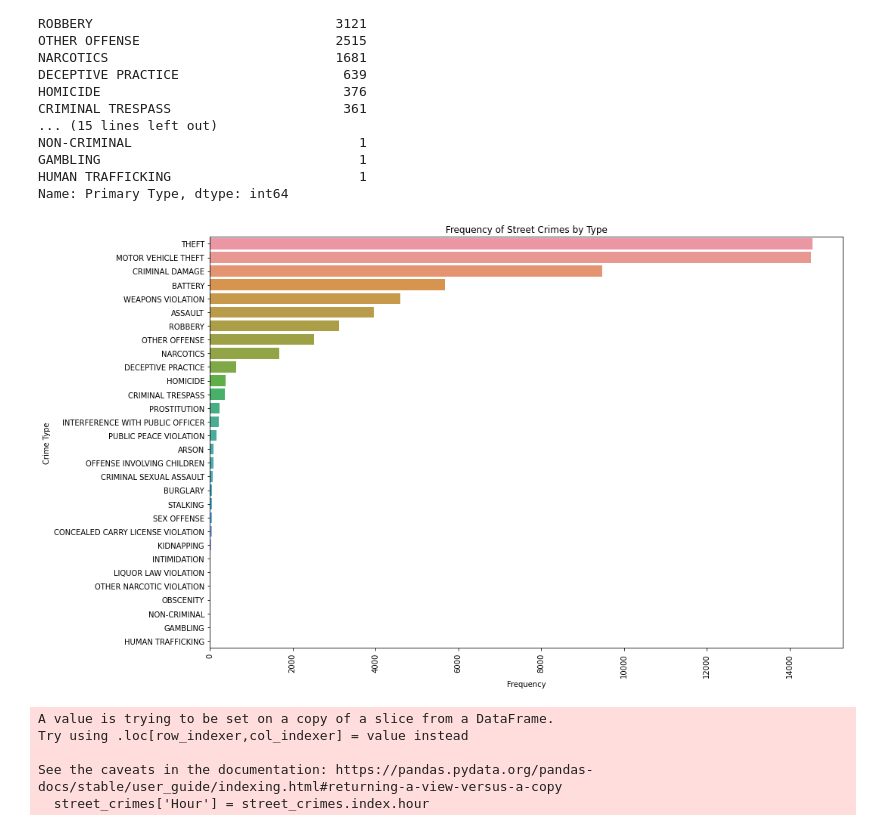
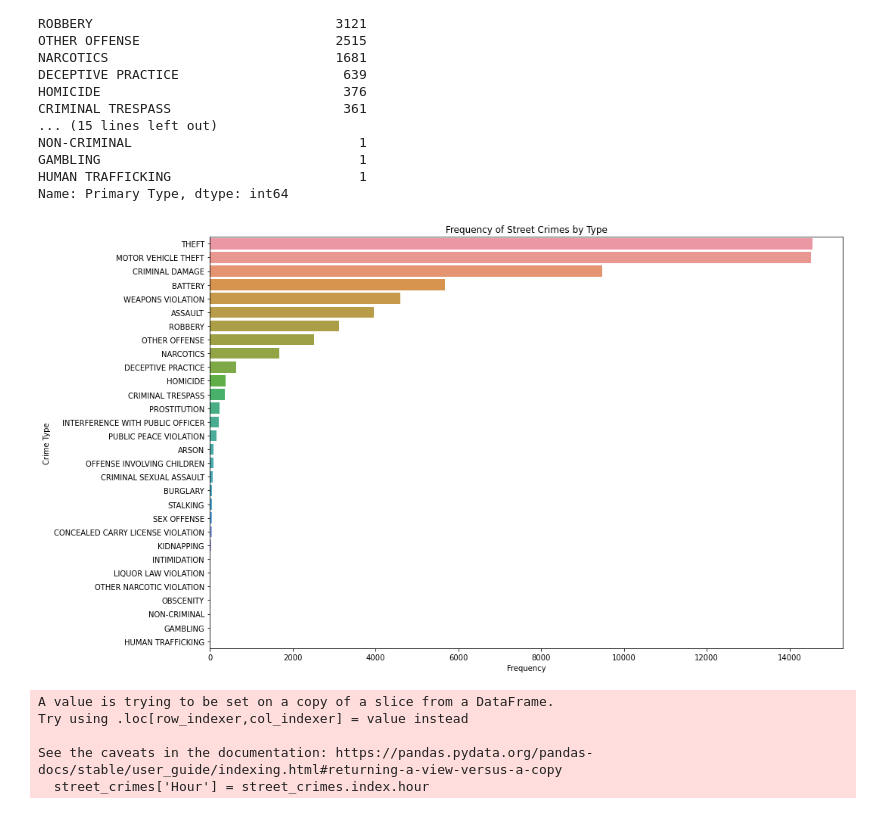
Before and after one commit to amudd10/Chicago-Crime-Analysis, a Jupyter notebook: Chi_crime2022.ipynb, the cells around one changed output. Saved outputs shown, nothing was run; the diff lists cells and outputs as text; code cells hidden in the pictures.

```diff
--- a/Chi_crime2022.ipynb
+++ b/Chi_crime2022.ipynb
@@ -219,21 +226,24 @@ Name: Primary Type, dtype: int64
 # %%
 figure = plt.figure(figsize=(15,10))
 
 # Create a countplot of the Primary Type column
 sns.countplot(y='Primary Type', data=street_crimes, order=street_crimes['Primary Type'].value_counts().index)
 
 # Set the title and axis labels
 plt.title('Frequency of Street Crimes by Type')
 plt.xlabel('Frequency')
 plt.ylabel('Crime Type')
 
 # Rotate the y-axis labels to improve readability
-plt.xticks(rotation=90)
+plt.xticks()
 
 # Display the plot
 plt.show()
+
+# Save the plot as a PNG file
+figure.savefig('Frequency of Street Crimes by Type.png')
 # %% [output]
-[figure, old version]
+[figure, new version]
 # %%
 figure = plt.figure(figsize=(30,15))
 
```
Also changed, not shown: parts of 22 cells of this notebook, 18 other files.
